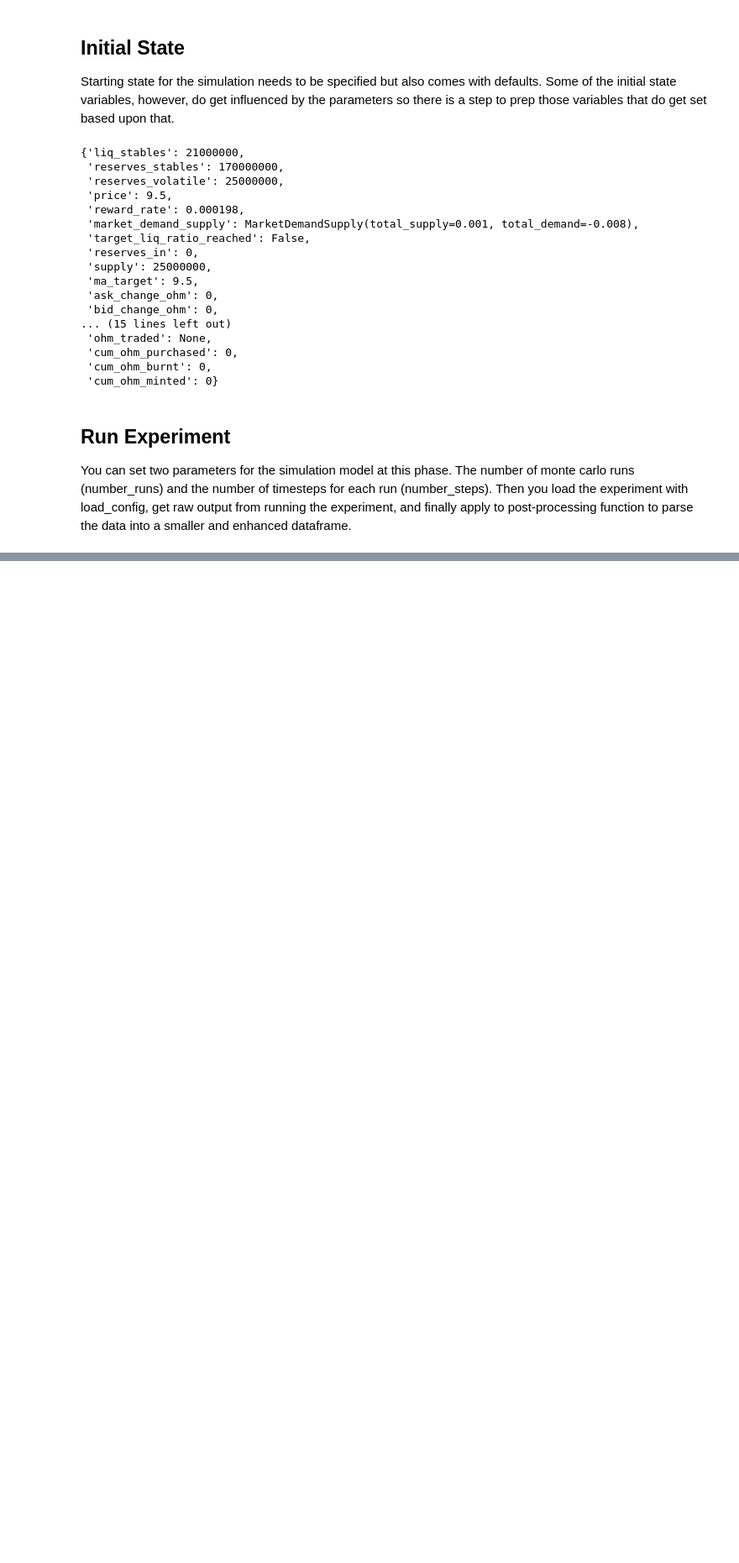
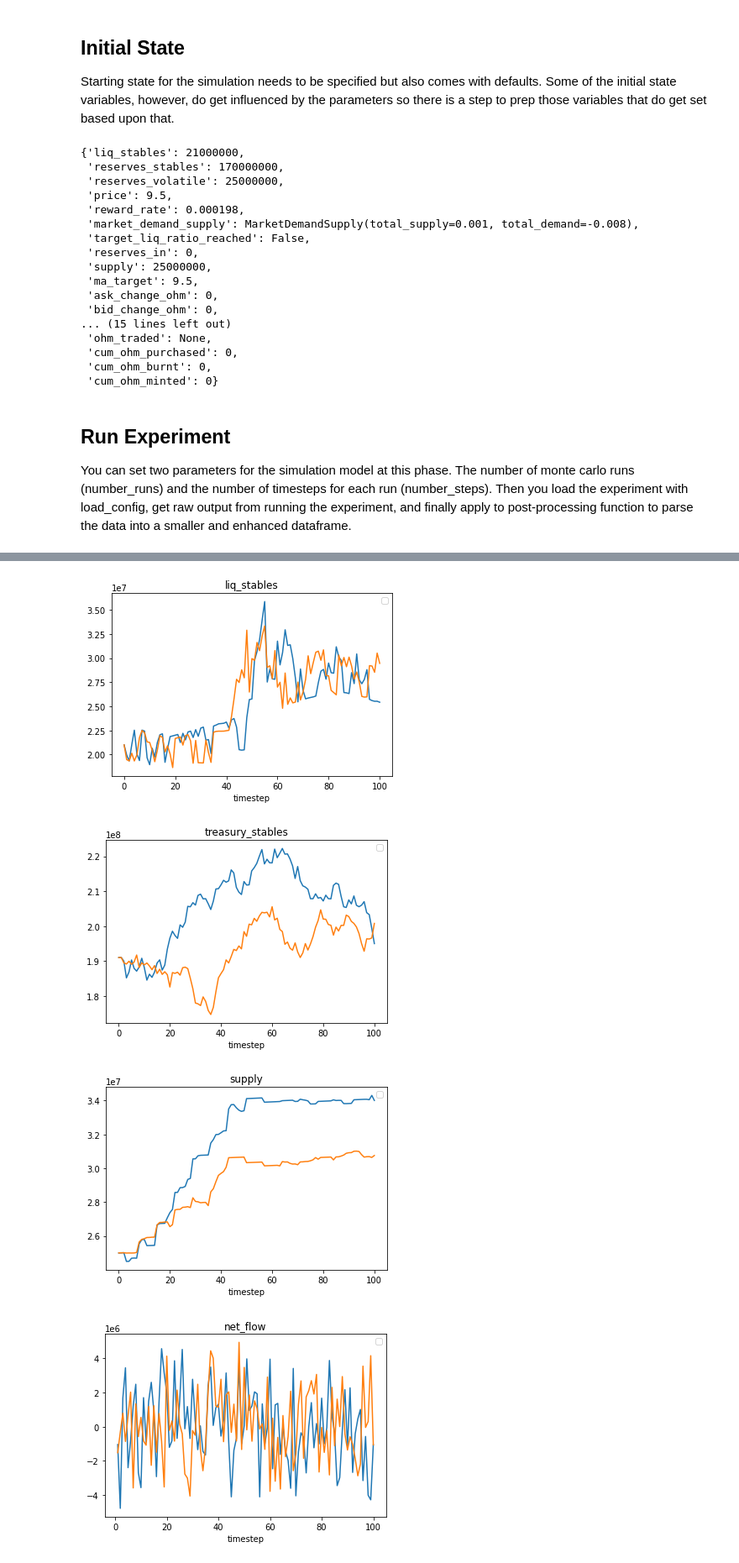
Before and after one commit to OlympusDAO/olympus-digital-twin, a Jupyter notebook: Example.ipynb, the cells around one changed output, grey strips where cells are left out. Shown at 84% size. Drawn from its saved outputs; the diff is of its cells as text; code cells hidden in the pictures; blank space fills up the shorter version.

```diff
--- a/Example.ipynb
+++ b/Example.ipynb
@@ -124,0 +136,7 @@ AssertionError:
+# %%
+plot_all_sims(['liq_stables',"treasury_stables","supply", "net_flow","reserves_stables",], df)
+# %% [output]
+[figure, added]
+[figure, added]
+[figure, added]
+[figure, added]
```
Also changed, not shown: parts of 6 cells of this notebook, 1 other file.
